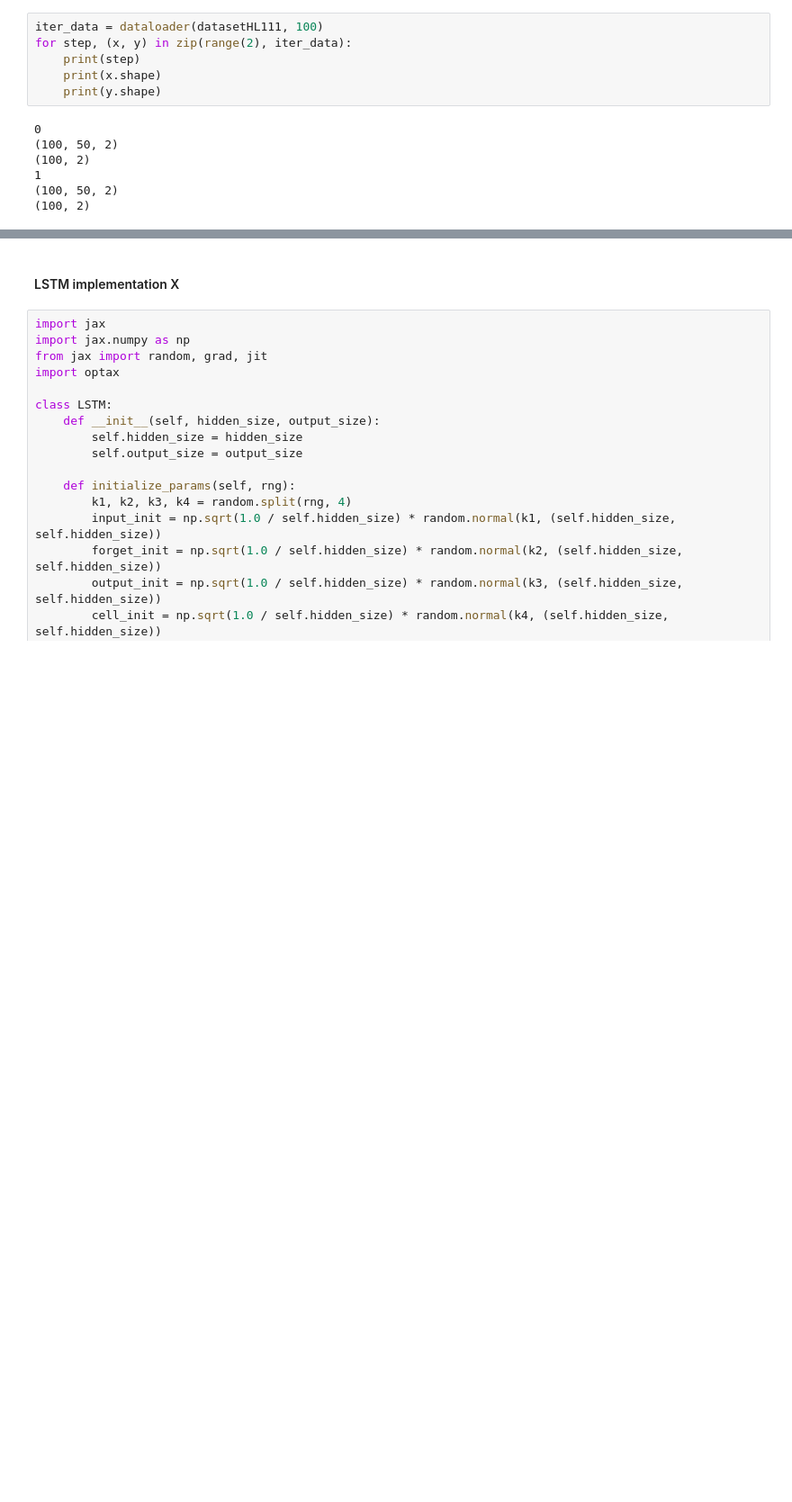
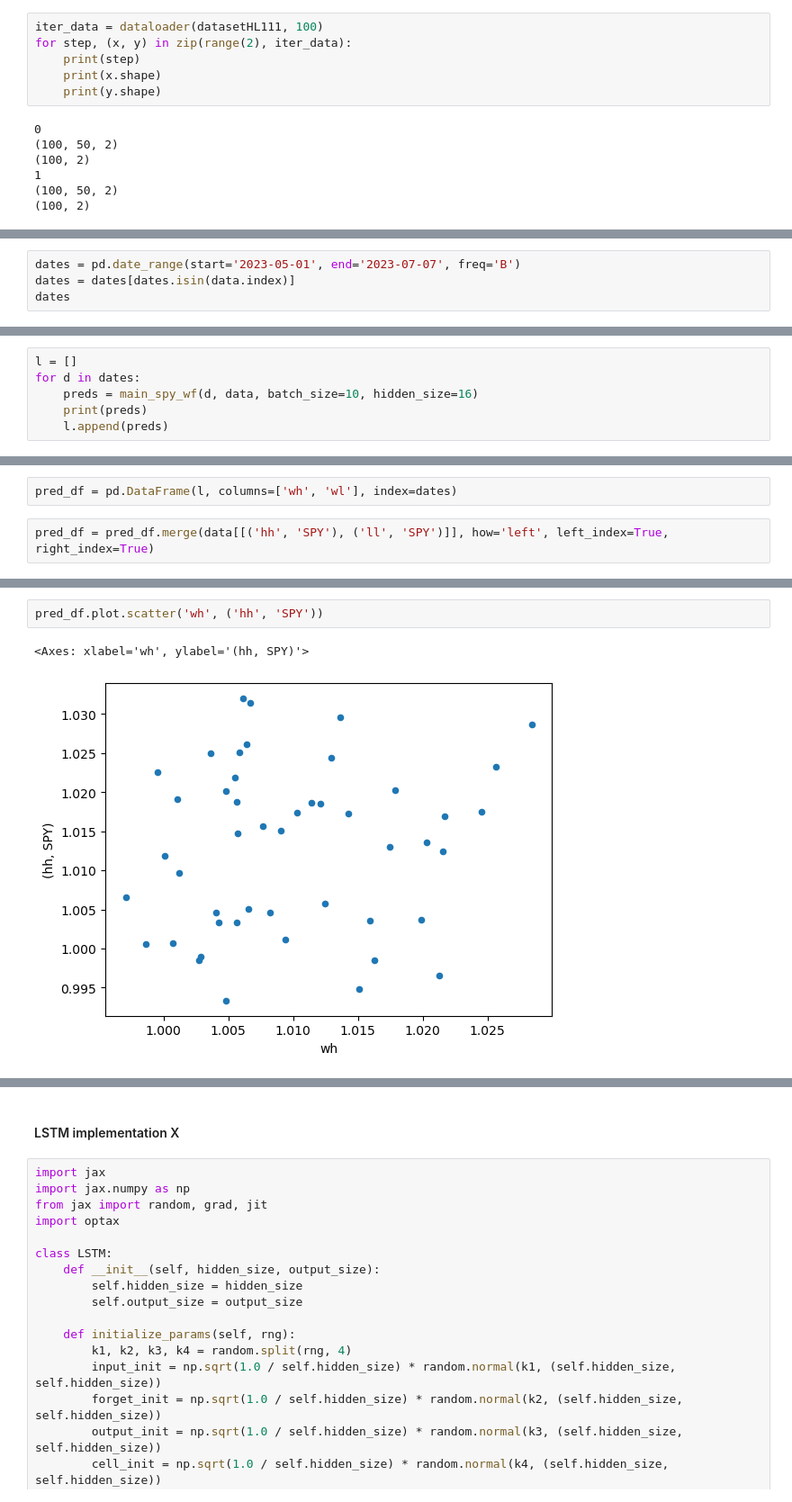
Before and after one commit to asalomatov/options, a Jupyter notebook: notebooks/jax.ipynb, the cells around one changed output, grey strips where cells are left out. Shown at 90% size. Drawn from its saved outputs; the diff is of its cells as text; blank space fills up the shorter version.

```diff
--- a/notebooks/jax.ipynb
+++ b/notebooks/jax.ipynb
@@ -2323,0 +2559,4 @@ Array([1.013761  , 0.97826207], dtype=float32)
+# %%
+dates = pd.date_range(start='2023-05-01', end='2023-07-07', freq='B')
+dates = dates[dates.isin(data.index)]
+dates
@@ -2323,0 +2577,6 @@ Array([1.013761  , 0.97826207], dtype=float32)
+# %%
+l = []
+for d in dates:
+    preds = main_spy_wf(d, data, batch_size=10, hidden_size=16)
+    print(preds)
+    l.append(preds)
@@ -2323,0 +2605,4 @@ Array([1.013761  , 0.97826207], dtype=float32)
+# %%
+pred_df = pd.DataFrame(l, columns=['wh', 'wl'], index=dates)
+# %%
+pred_df = pred_df.merge(data[[('hh', 'SPY'), ('ll', 'SPY')]], how='left', left_index=True, right_index=True)
@@ -2323,0 +2618,5 @@ Array([1.013761  , 0.97826207], dtype=float32)
+# %%
+pred_df.plot.scatter('wh', ('hh', 'SPY'))
+# %% [output]
+<Axes: xlabel='wh', ylabel='(hh, SPY)'>
+[figure, added]
```
Also changed, not shown: parts of 38 cells of this notebook, 1 other file.
